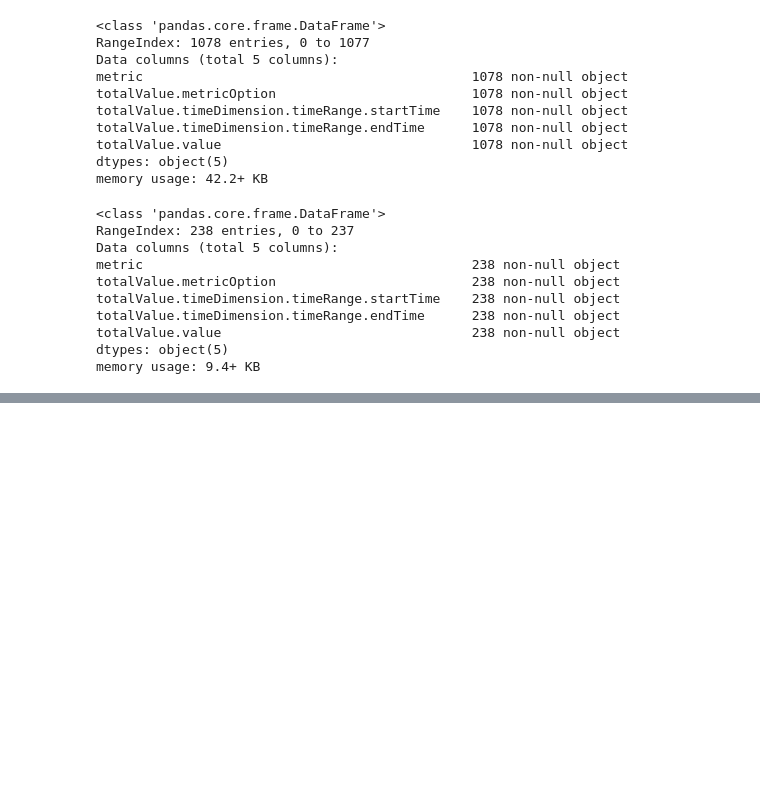
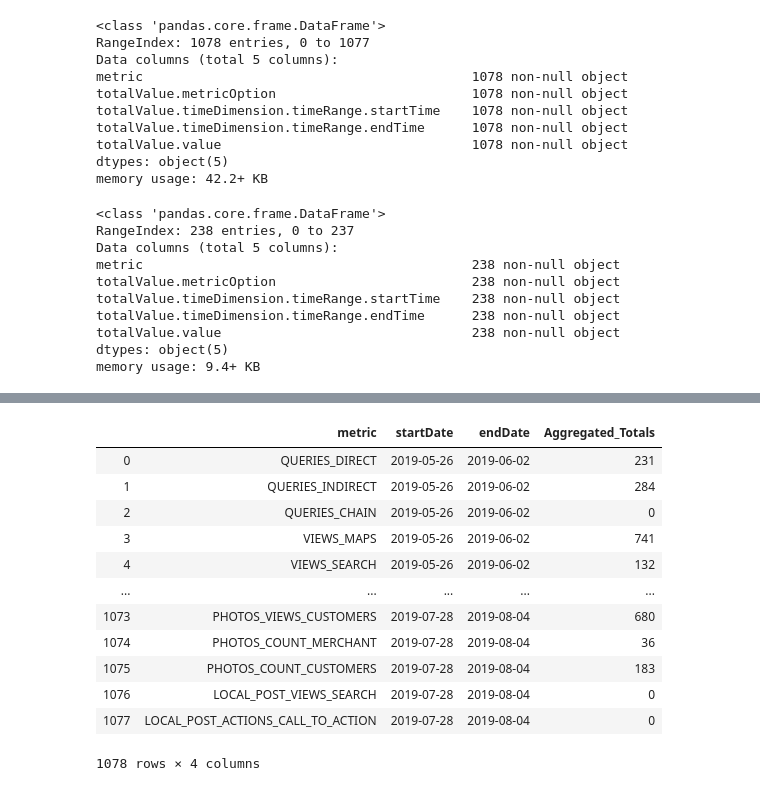
Before and after one commit to algakovic/Element_Coffee_Location_Insights, a Jupyter notebook: GMB_locations_insights.ipynb, the cells around one changed output, grey strips where cells are left out. Saved outputs shown, nothing was run; the diff lists cells and outputs as text; code cells hidden in the pictures; blank space fills up the shorter version.

```diff
--- a/GMB_locations_insights.ipynb
+++ b/GMB_locations_insights.ipynb
@@ -414,0 +433,15 @@ memory usage: 9.4+ KB
+# %%
+def data_cleaning(df):
+    df.rename(columns={'totalValue.value':'Aggregated_Totals','totalValue.timeDimension.timeRange.startTime':'startDate', 'totalValue.timeDimension.timeRange.endTime':'endDate'}, inplace=True)
+    # Change Aggregated_Totals values from objects to Integers
+    df['Aggregated_Totals'] = df['Aggregated_Totals'].apply(lambda x: int(x))
+    df['startDate'] = pd.to_datetime(df['startDate'], dayfirst=True).dt.date
+    df['endDate'] = pd.to_datetime(df['endDate'], dayfirst=True).dt.date
+    df.drop(columns=['totalValue.metricOption'], inplace=True)
+#     df = df.T.squeeze()
+#     df.columns = df.loc['metric'].values
+#     df.drop(['metric'], inplace=True)
+#     df = df.T
+    return df
+# %%
+df_weeks = data_cleaning(df_weeks)
@@ -414,0 +460,16 @@ memory usage: 9.4+ KB
+# %%
+df_weeks
+# %% [output]
+|  | metric | startDate | endDate | Aggregated_Totals |
+| 0 | QUERIES_DIRECT | 2019-05-26 | 2019-06-02 | 231 |
+| 1 | QUERIES_INDIRECT | 2019-05-26 | 2019-06-02 | 284 |
+| 2 | QUERIES_CHAIN | 2019-05-26 | 2019-06-02 | 0 |
+| 3 | VIEWS_MAPS | 2019-05-26 | 2019-06-02 | 741 |
+| 4 | VIEWS_SEARCH | 2019-05-26 | 2019-06-02 | 132 |
+| ... | ... | ... | ... | ... |
+| 1073 | PHOTOS_VIEWS_CUSTOMERS | 2019-07-28 | 2019-08-04 | 680 |
+| 1074 | PHOTOS_COUNT_MERCHANT | 2019-07-28 | 2019-08-04 | 36 |
+| 1075 | PHOTOS_COUNT_CUSTOMERS | 2019-07-28 | 2019-08-04 | 183 |
+| 1076 | LOCAL_POST_VIEWS_SEARCH | 2019-07-28 | 2019-08-04 | 0 |
+| 1077 | LOCAL_POST_ACTIONS_CALL_TO_ACTION | 2019-07-28 | 2019-08-04 | 0 |
+1078 rows × 4 columns
```
Also changed, not shown: parts of 3 cells of this notebook.
